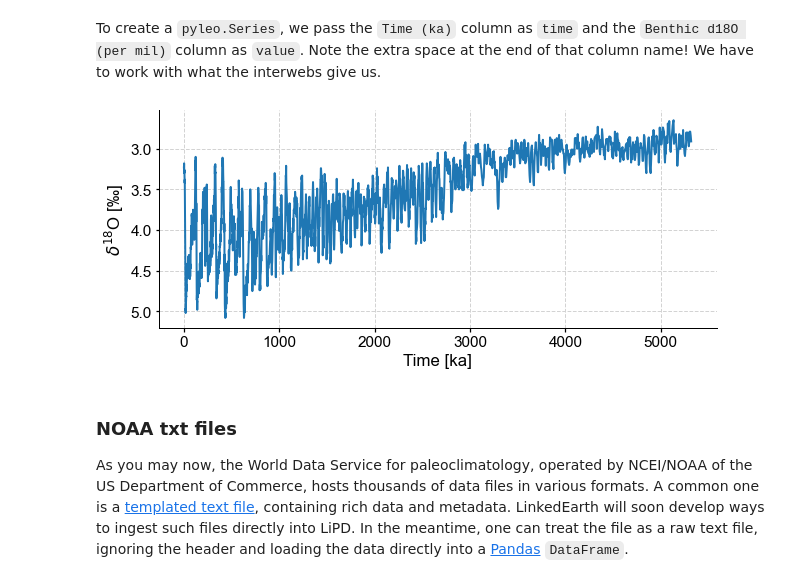
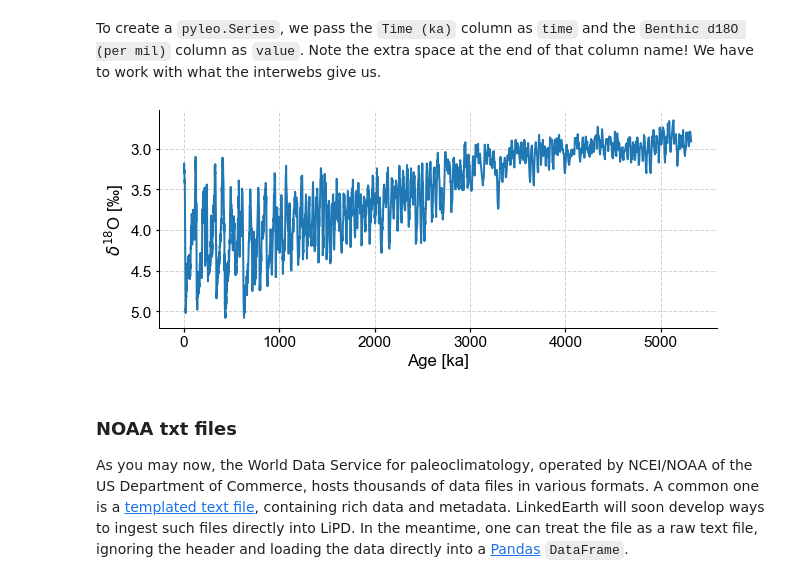
Before and after one commit to LinkedEarth/PyleoTutorials, a Jupyter notebook: notebooks/L0_loading_to_series.ipynb, the cells around one changed output. Cells and saved outputs as stored; diff of their text form; code cells hidden in the pictures.

Commit message:
Update L0_loading_to_series.ipynb
made use of `invert_yaxis` for LR04

```diff
--- a/notebooks/L0_loading_to_series.ipynb
+++ b/notebooks/L0_loading_to_series.ipynb
@@ -197,13 +196,12 @@ Index(['Time (ka)', 'Benthic d18O (per mil)  ', 'Standard error (per mil)'], dty
 To create a `pyleo.Series`, we pass the `Time (ka)` column as `time` and the `Benthic d18O (per mil)` column as `value`. Note the extra space at the end of that column name! We have to work with what the interwebs give us.
 # %%
 LR04_ps = pyleo.Series(time=LR04['Time (ka)'], value=LR04['Benthic d18O (per mil)  '],
-                      time_name='Time', time_unit='ka',
+                      time_name='Age', time_unit='ka',
                       value_name='$\delta^{18}$O', value_unit=u'‰')
 # %%
-fig, ax = LR04_ps.plot()
-ax.invert_yaxis()
+fig, ax = LR04_ps.plot(invert_yaxis=True)
 # %% [output]
-[figure, old version]
+[figure, new version]
 # %% [markdown]
 ### NOAA txt files
 
```
Also changed, not shown: parts of 3 cells of this notebook.
